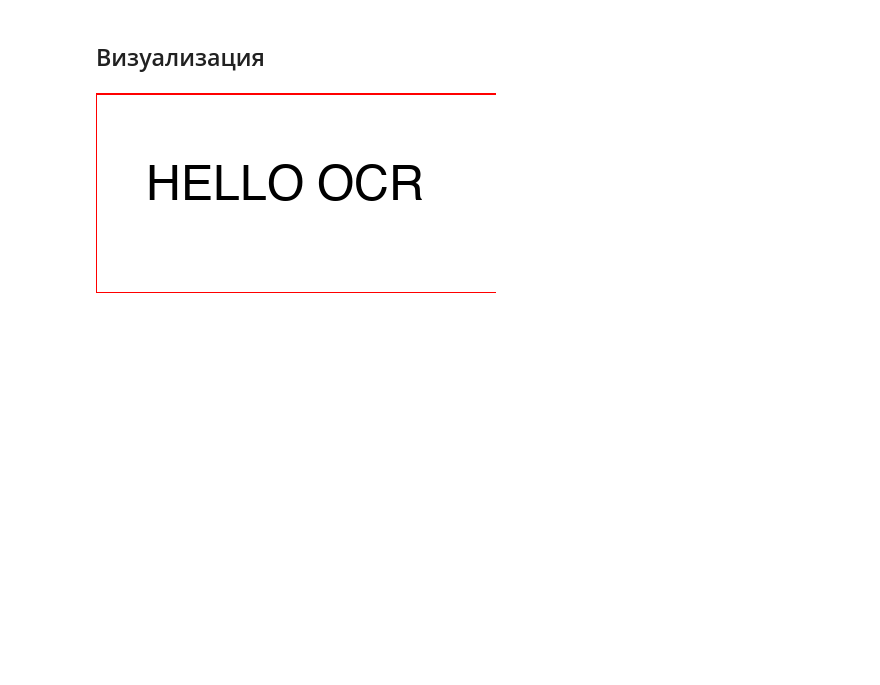
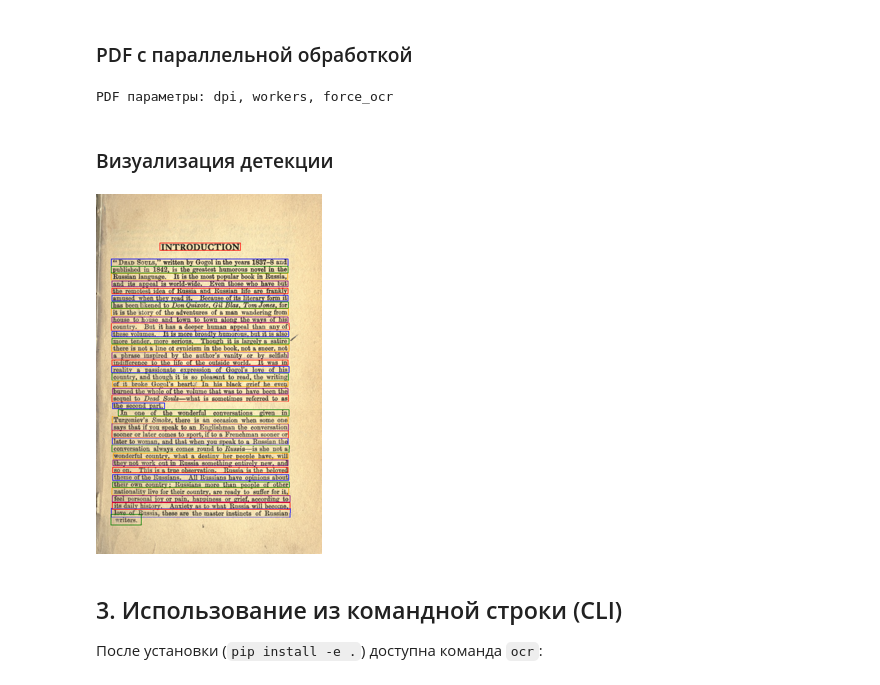
Before and after one commit to Bodhi42/Occular-ocr, a Jupyter notebook: demo.ipynb, the cells around one changed output. Cells and saved outputs as stored; diff of their text form; code cells hidden in the pictures; blank space fills up the shorter version.

```diff
--- a/demo.ipynb
+++ b/demo.ipynb
@@ -91,0 +11,8 @@ DBNet+ViTSTR: 'fcfcfcfcfcfcfcfcfwcfrfcfwcfcfcfcfcfcfcfcfcfc' (conf: 5.13%)
+# %%
+from PIL import Image
+
+# Страница которую будем распознавать
+IMAGE_PATH = '/home/user/dataset/pages/deadsouls00gogouoft/page_0009.png'
+img = Image.open(IMAGE_PATH)
+print(f"Размер: {img.size[0]}x{img.size[1]} px")
+img.resize((img.width // 3, img.height // 3))
@@ -91,0 +74,16 @@ DBNet+ViTSTR: 'fcfcfcfcfcfcfcfcfwcfrfcfwcfcfcfcfcfcfcfcfcfc' (conf: 5.13%)
+# %%
+from ocr_skel import OCRPipeline
+
+# Создаём pipeline с настройками
+pipeline = OCRPipeline(
+    onnx=True,   # ONNX Runtime (по умолчанию, быстрее на CPU)
+    gpu=False    # CPU режим
+)
+
+# Получаем детальные результаты с координатами (уже отсортированы по Y)
+results = pipeline.process_image(IMAGE_PATH)
+
+print(f"Найдено {len(results)} текстовых областей:\n")
+for r in results[:5]:
+    print(f"  • '{r['text'][:50]}...' (conf: {r['confidence']:.1%})")
+print(f"\n  ... и ещё {len(results) - 5} областей")
@@ -92,19 +100,41 @@ DBNet+ViTSTR: 'fcfcfcfcfcfcfcfcfwcfrfcfwcfcfcfcfcfcfcfcfcfc' (conf: 5.13%)
+# %% [markdown]
+### PDF с параллельной обработкой
+# %%
+# PDF с настройками
+# results = pipeline.process_pdf(
+#     'document.pdf',
+#     dpi=300,         # Высокое разрешение для мелкого текста
+#     workers=4,       # 4 параллельных воркера
+#     force_ocr=True   # OCR даже для векторных PDF
+# )
+
+# Или просто получить текст
+# text = pipeline.get_text('document.pdf')
+
+print("PDF параметры: dpi, workers, force_ocr")
+# %% [output]
+PDF параметры: dpi, workers, force_ocr
 # %% [markdown]
-## Визуализация
+### Визуализация детекции
 # %%
 from PIL import ImageDraw
 
-results = pipeline_craft_crnn.process_image('demo_image.png')
-
-img_result = Image.open('demo_image.png')
+img_result = Image.open(IMAGE_PATH).copy()
 draw = ImageDraw.Draw(img_result)
 
-for r in results:
+colors = ['red', 'blue', 'green', 'orange', 'purple']
+
+for i, r in enumerate(results):
+    color = colors[i % len(colors)]
     quad = r['quad']
     points = [tuple(p) for p in quad] + [tuple(quad[0])]
-    draw.line(points, fill='red', width=2)
-    draw.text((quad[0][0], quad[0][1] - 15), r['text'], fill='red')
+    draw.line(points, fill=color, width=2)
 
-img_result
+# Показываем уменьшенную версию
+img_result.resize((img_result.width // 3, img_result.height // 3))
 # %% [output]
-[figure, old version]
+[figure, new version]
+# %% [markdown]
+## 3. Использование из командной строки (CLI)
+
+После установки (`pip install -e .`) доступна команда `ocr`:
```
Also changed, not shown: parts of 24 cells of this notebook, 38 other files.
